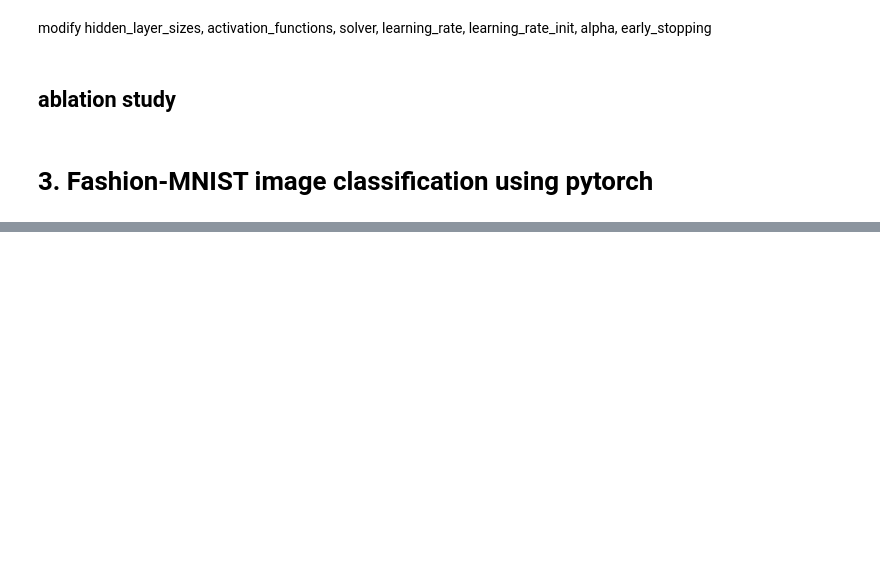
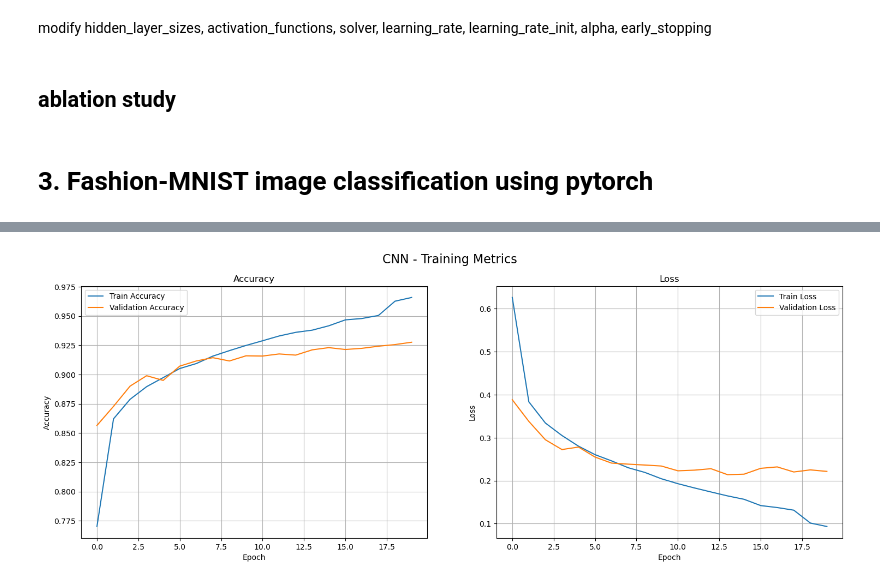
Before and after one commit to deskk/MIS_project3, a Jupyter notebook: project3.ipynb, the cells around one changed output, grey strips where cells are left out. Drawn from its saved outputs; the diff is of its cells as text; code cells hidden in the pictures; blank space fills up the shorter version.

```diff
--- a/project3.ipynb
+++ b/project3.ipynb
@@ -528,7 +585,7 @@ class CNN(nn.Module):
             nn.Linear(64 * 7 * 7, 128),
             nn.ReLU(),
             nn.Dropout(0.3),
-            nn.Linear(128, 10) # 10 output classes
+            nn.Linear(128, 10)
         )
 
     def forward(self, x):
@@ -537,12 +594,9 @@ class CNN(nn.Module):
         logits = self.fc_stack(x)
         return logits
 
-
-We'll train this model using our best setup from Model 1: Adam + ReduceLROnPlateau.
-
 model_cnn = CNN()
 optimizer_cnn = optim.Adam(model_cnn.parameters(), lr=0.001)
-scheduler_cnn = ReduceLROnPlateau(optimizer_cnn, mode='min', factor=0.1, patience=3, verbose=True)
+scheduler_cnn = ReduceLROnPlateau(optimizer_cnn, mode='min', factor=0.1, patience=3)
 
 history_cnn, time_cnn = train_model(
     model_cnn, criterion, optimizer_cnn,
@@ -560,3 +614,4 @@ results['CNN'] = {
     'preds': preds_cnn
 }
 plot_metrics(history_cnn, "CNN")
+# %% [output]
@@ -563,3 +635,4 @@ plot_metrics(history_cnn, "CNN")
+[figure, added]
 # %%
 # transfer learning
 
```
Also changed, not shown: parts of 15 cells of this notebook.
